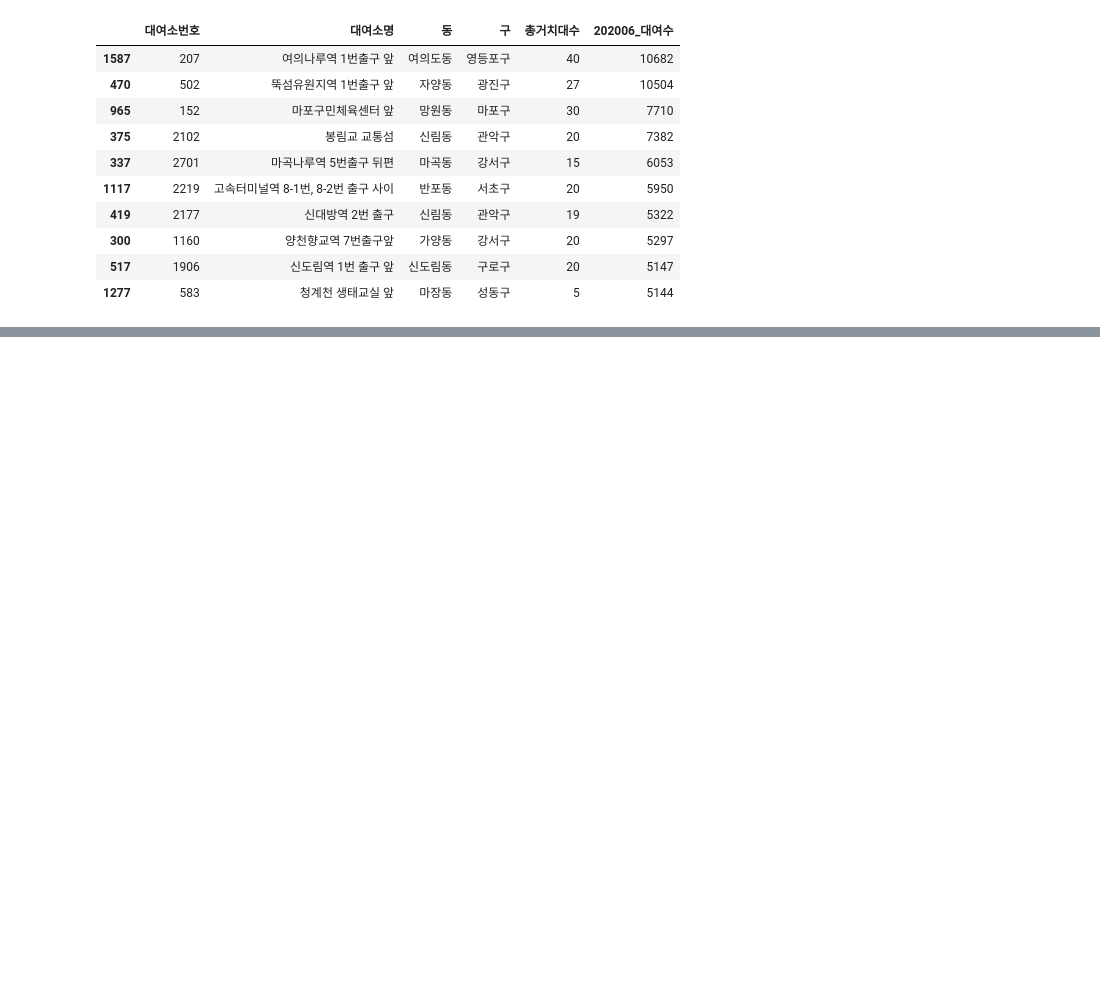
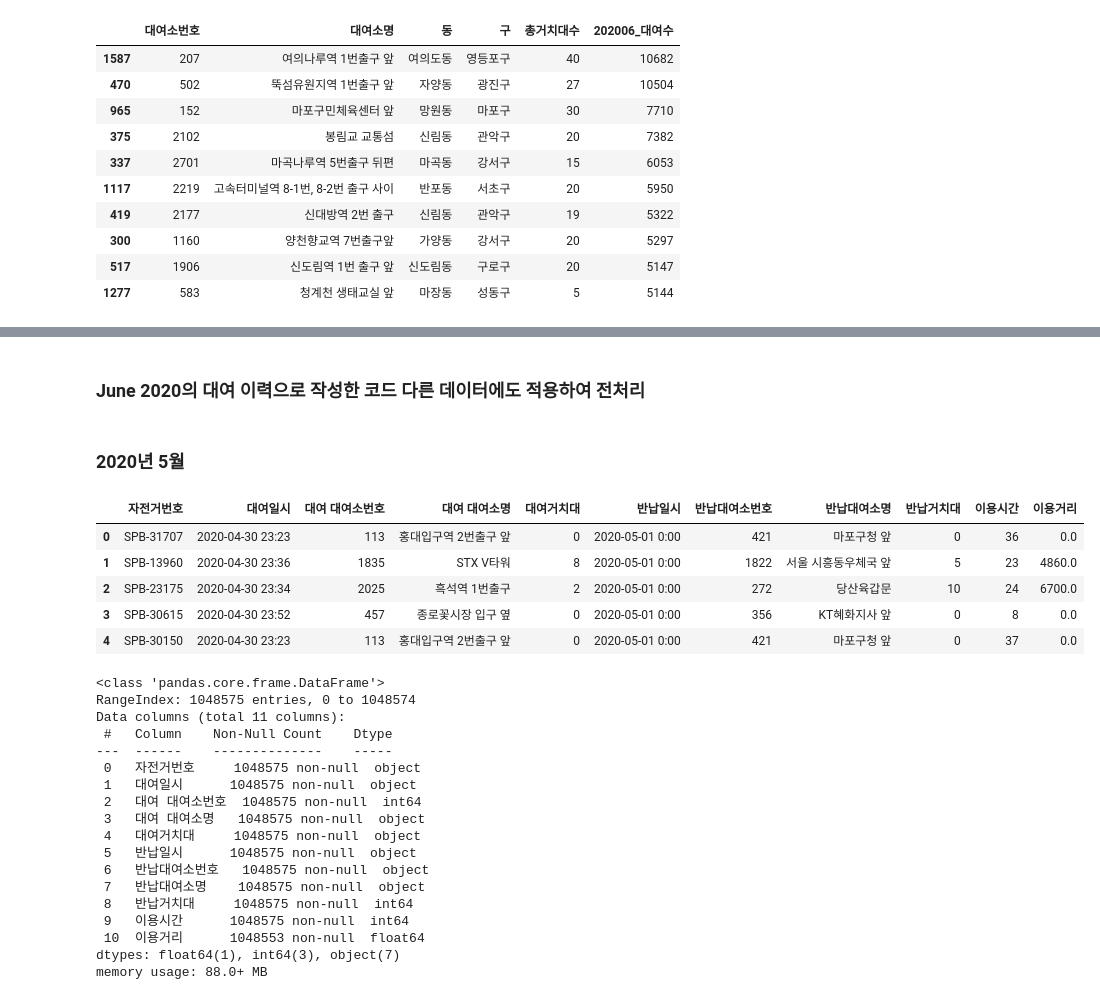
Before and after one commit to JuheePak/Python-project, a Jupyter notebook: source/bike_addr.ipynb, the cells around one changed output, grey strips where cells are left out. Drawn from its saved outputs; the diff is of its cells as text; code cells hidden in the pictures; blank space fills up the shorter version.

```diff
--- a/source/bike_addr.ipynb
+++ b/source/bike_addr.ipynb
@@ -474,0 +463,33 @@ display(all.sort_values(by=['202006_대여수'], ascending=False).head(10))
+# %% [markdown]
+### June 2020의 대여 이력으로 작성한 코드 다른 데이터에도 적용하여 전처리
+# %% [markdown]
+### 2020년 5월
+# %%
+user_2005 = pd.read_csv("data/대여이력/공공자전거 대여이력 정보_2020.05_1.csv", encoding='utf-8')
+display(user_2005.head())
+user_2005.info()
+# %% [output]
+|  | 자전거번호 | 대여일시 | 대여 대여소번호 | 대여 대여소명 | 대여거치대 | 반납일시 | 반납대여소번호 | 반납대여소명 | 반납거치대 | 이용시간 | 이용거리 |
+| 0 | SPB-31707 | 2020-04-30 23:23 | 113 | 홍대입구역 2번출구 앞 | 0 | 2020-05-01 0:00 | 421 | 마포구청 앞 | 0 | 36 | 0.0 |
+| 1 | SPB-13960 | 2020-04-30 23:36 | 1835 | STX V타워 | 8 | 2020-05-01 0:00 | 1822 | 서울 시흥동우체국 앞 | 5 | 23 | 4860.0 |
+| 2 | SPB-23175 | 2020-04-30 23:34 | 2025 | 흑석역 1번출구 | 2 | 2020-05-01 0:00 | 272 | 당산육갑문 | 10 | 24 | 6700.0 |
+| 3 | SPB-30615 | 2020-04-30 23:52 | 457 | 종로꽃시장 입구 옆 | 0 | 2020-05-01 0:00 | 356 | KT혜화지사 앞 | 0 | 8 | 0.0 |
+| 4 | SPB-30150 | 2020-04-30 23:23 | 113 | 홍대입구역 2번출구 앞 | 0 | 2020-05-01 0:00 | 421 | 마포구청 앞 | 0 | 37 | 0.0 |
+<class 'pandas.core.frame.DataFrame'>
+RangeIndex: 1048575 entries, 0 to 1048574
+Data columns (total 11 columns):
+ #   Column    Non-Null Count    Dtype
+---  ------    --------------    -----
+ 0   자전거번호     1048575 non-null  object
+ 1   대여일시      1048575 non-null  object
+ 2   대여 대여소번호  1048575 non-null  int64
+ 3   대여 대여소명   1048575 non-null  object
+ 4   대여거치대     1048575 non-null  object
+ 5   반납일시      1048575 non-null  object
+ 6   반납대여소번호   1048575 non-null  object
+ 7   반납대여소명    1048575 non-null  object
+ 8   반납거치대     1048575 non-null  int64
+ 9   이용시간      1048575 non-null  int64
+ 10  이용거리      1048553 non-null  float64
+dtypes: float64(1), int64(3), object(7)
+memory usage: 88.0+ MB
```
Also changed, not shown: parts of 51 cells of this notebook, 1 other file.
